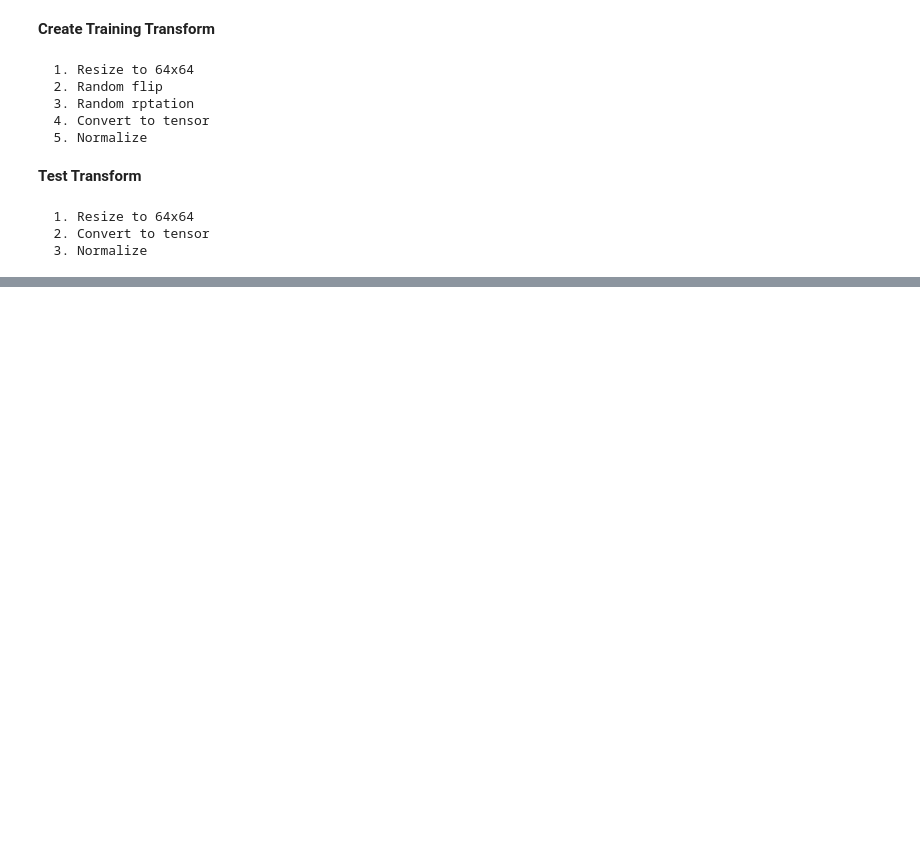
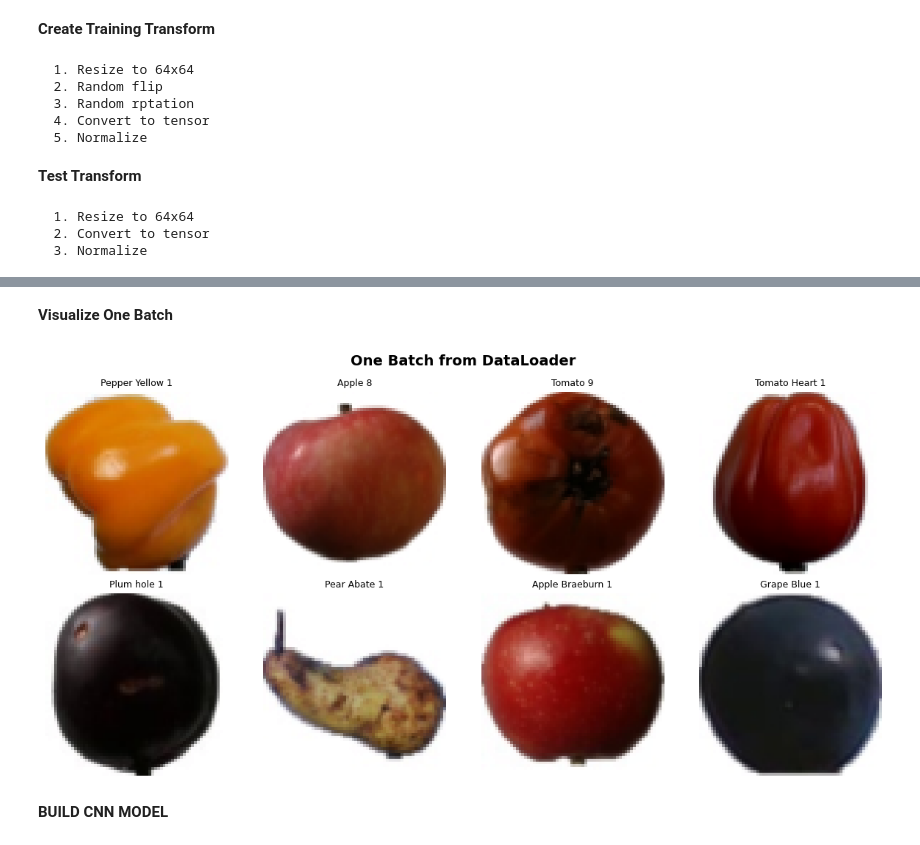
Before and after one commit to HRashidLiaquat/lessons-learned, a Jupyter notebook: Fruits.ipynb, the cells around one changed output, grey strips where cells are left out. Cells and saved outputs as stored; diff of their text form; code cells hidden in the pictures; blank space fills up the shorter version.

```diff
--- a/Fruits.ipynb
+++ b/Fruits.ipynb
@@ -263,0 +292,6 @@ print("  3. Normalize")
+# %%
+image, label = train_dataset[0]
+print(f"  Image shape: {image.shape}")
+print(f"Image type: : {type(image)}")
+print(f" Label : {label}")
+print(f"Class name: {train_dataset.classes[label]}")
@@ -263,0 +305,3 @@ print("  3. Normalize")
+# %%
+batch_size  = 32
+print(f"Mdel will see {batch_size} images of once")
@@ -263,0 +312,9 @@ print("  3. Normalize")
+# %%
+train_loader = DataLoader(
+    train_dataset,
+    batch_size=batch_size,
+    shuffle=True
+)
+
+print("✅ Training DataLoader created!")
+print(f"\nBatches per epoch: {len(train_loader)}")
@@ -263,0 +339,2 @@ print("  3. Normalize")
+# %%
+images, labels = next(iter(train_loader))
@@ -263,0 +360,34 @@ print("  3. Normalize")
+# %% [markdown]
+**Visualize One Batch**
+# %%
+# Visualize first 8 images from batch
+fig, axes = plt.subplots(2, 4, figsize=(12, 6))
+axes = axes.flatten()
+
+# Denormalize function
+def denorm(img):
+    img = img.clone()
+    for t, m, s in zip(img, mean, std):
+        t.mul_(s).add_(m)
+    return torch.clamp(img, 0, 1)
+
+for i in range(8):
+    # Get image and label
+    img = images[i]
+    label = labels[i]
+
+    # Denormalize and display
+    img = denorm(img)
+    img = img.permute(1, 2, 0)
+
+    axes[i].imshow(img)
+    axes[i].set_title(train_dataset.classes[label], fontsize=9)
+    axes[i].axis('off')
+
+plt.suptitle('One Batch from DataLoader', fontsize=14, fontweight='bold')
+plt.tight_layout()
+plt.show()
+# %% [output]
+[figure, added]
+# %% [markdown]
+**BUILD CNN MODEL**
```
Also changed, not shown: parts of 19 cells of this notebook.
